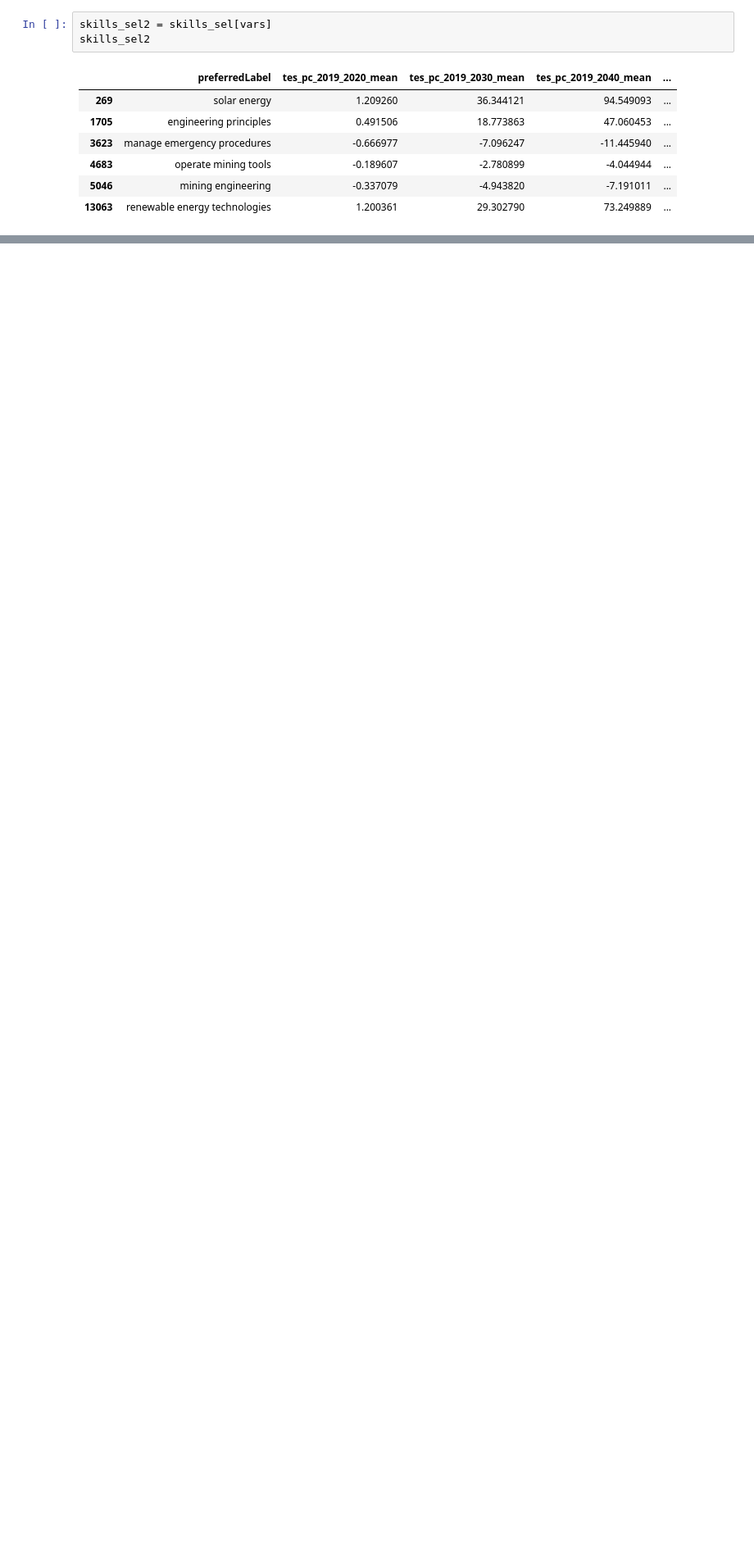
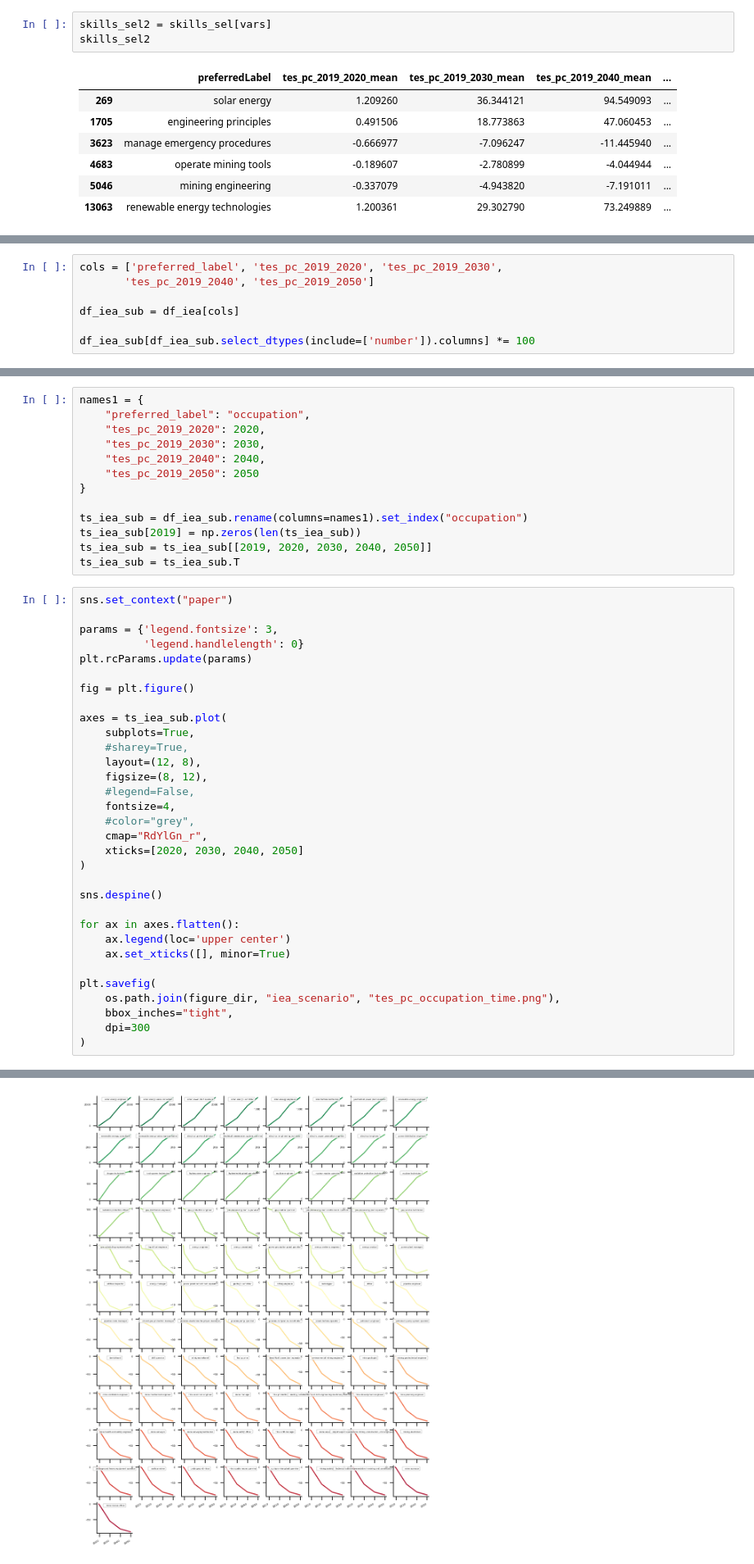
Before and after one commit to derpyninja/rejet, a Jupyter notebook: notebooks/15-fz-iea-scenario.ipynb, the cells around one changed output, grey strips where cells are left out. Shown at 82% size. Saved outputs shown, nothing was run; the diff lists cells and outputs as text; blank space fills up the shorter version.

```diff
--- a/notebooks/15-fz-iea-scenario.ipynb
+++ b/notebooks/15-fz-iea-scenario.ipynb
@@ -260,0 +263,7 @@ plt.savefig(
+# %%
+cols = ['preferred_label', 'tes_pc_2019_2020', 'tes_pc_2019_2030',
+       'tes_pc_2019_2040', 'tes_pc_2019_2050']
+
+df_iea_sub = df_iea[cols]
+
+df_iea_sub[df_iea_sub.select_dtypes(include=['number']).columns] *= 100
@@ -260,0 +276,46 @@ plt.savefig(
+# %%
+names1 = {
+    "preferred_label": "occupation",
+    "tes_pc_2019_2020": 2020,
+    "tes_pc_2019_2030": 2030,
+    "tes_pc_2019_2040": 2040,
+    "tes_pc_2019_2050": 2050
+}
+
+ts_iea_sub = df_iea_sub.rename(columns=names1).set_index("occupation")
+ts_iea_sub[2019] = np.zeros(len(ts_iea_sub))
+ts_iea_sub = ts_iea_sub[[2019, 2020, 2030, 2040, 2050]]
+ts_iea_sub = ts_iea_sub.T
+# %%
+sns.set_context("paper")
+
+params = {'legend.fontsize': 3,
+          'legend.handlelength': 0}
+plt.rcParams.update(params)
+
+fig = plt.figure()
+
+axes = ts_iea_sub.plot(
+    subplots=True,
+    #sharey=True,
+    layout=(12, 8),
+    figsize=(8, 12),
+    #legend=False,
+    fontsize=4,
+    #color="grey",
+    cmap="RdYlGn_r",
+    xticks=[2020, 2030, 2040, 2050]
+)
+
+sns.despine()
+
+for ax in axes.flatten():
+    ax.legend(loc='upper center')
+    ax.set_xticks([], minor=True)
+
+plt.savefig(
+    os.path.join(figure_dir, "iea_scenario", "tes_pc_occupation_time.png"),
+    bbox_inches="tight",
+    dpi=300
+)
+# %% [output]
@@ -260,0 +330 @@ plt.savefig(
+[figure, added]
```
Also changed, not shown: parts of 16 cells of this notebook, 1 other file.
